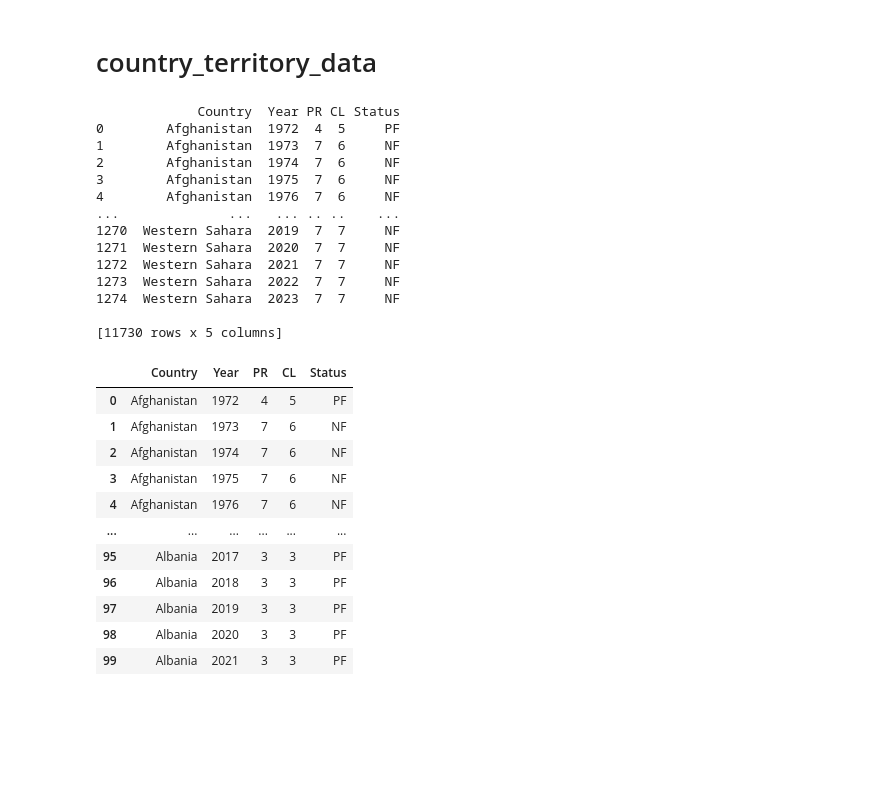
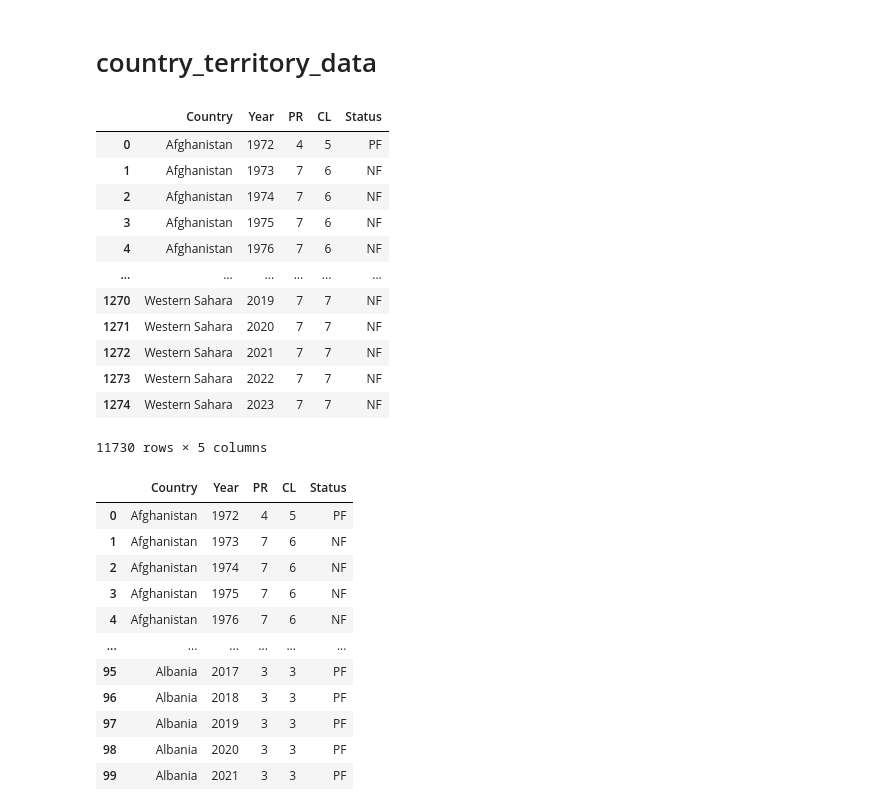
Before and after one commit to ahakobia/JHU_Colossus, a Jupyter notebook: health_data_adeh/cleaning_process/cleaning.ipynb, the cells around one changed output. Drawn from its saved outputs; the diff is of its cells as text; code cells hidden in the pictures; blank space fills up the shorter version.

```diff
--- a/health_data_adeh/cleaning_process/cleaning.ipynb
+++ b/health_data_adeh/cleaning_process/cleaning.ipynb
@@ -11,48 +11,47 @@ def format_data(sheet_name):
     years = data.iloc[0, 1::3].values
 
     # Prepare a list to collect the new data
     rows = []
 
     # Iterate through the data starting from the second row
     for i in range(2, len(data)):
         country = data.iloc[i, 0]
         for j, year in enumerate(years):
             PR = data.iloc[i, j*3+1]
             CL = data.iloc[i, j*3+2]
             Status = data.iloc[i, j*3+3]
             rows.append([country, year, PR, CL, Status])
 
     # Create a new DataFrame
     formatted_data = pd.DataFrame(rows, columns=['Country', 'Year', 'PR', 'CL', 'Status'])
     return formatted_data
 
 # Load the Excel file
 file_path = 'data/Country_and_Territory_Ratings_and_Statuses_FIW_1973-2024.xlsx'
 
 # Format data from both sheets and combine
 formatted_country_data = format_data('Country Ratings, Statuses ')
 formatted_territory_data = format_data('Territory Ratings, Statuses')
 
 # Combine the formatted data
 combined_data = pd.concat([formatted_country_data, formatted_territory_data])
 
 # Display the combined DataFrame
-print(combined_data)
+combined_data
 # %% [output]
+|  | Country | Year | PR | CL | Status |
+| 0 | Afghanistan | 1972 | 4 | 5 | PF |
+| 1 | Afghanistan | 1973 | 7 | 6 | NF |
+| 2 | Afghanistan | 1974 | 7 | 6 | NF |
+| 3 | Afghanistan | 1975 | 7 | 6 | NF |
+| 4 | Afghanistan | 1976 | 7 | 6 | NF |
+| ... | ... | ... | ... | ... | ... |
+| 1270 | Western Sahara | 2019 | 7 | 7 | NF |
+| 1271 | Western Sahara | 2020 | 7 | 7 | NF |
+| 1272 | Western Sahara | 2021 | 7 | 7 | NF |
+| 1273 | Western Sahara | 2022 | 7 | 7 | NF |
+| 1274 | Western Sahara | 2023 | 7 | 7 | NF |
-             Country  Year PR CL Status
-0        Afghanistan  1972  4  5     PF
-1        Afghanistan  1973  7  6     NF
-2        Afghanistan  1974  7  6     NF
-3        Afghanistan  1975  7  6     NF
-4        Afghanistan  1976  7  6     NF
-...              ...   ... .. ..    ...
-1270  Western Sahara  2019  7  7     NF
-1271  Western Sahara  2020  7  7     NF
-1272  Western Sahara  2021  7  7     NF
-1273  Western Sahara  2022  7  7     NF
-1274  Western Sahara  2023  7  7     NF
-
-[11730 rows x 5 columns]
+11730 rows × 5 columns
 # %%
 def convert_year_range(year):
     if isinstance(year, str):
```
Also changed, not shown: parts of 4 cells of this notebook, 5 other files.
